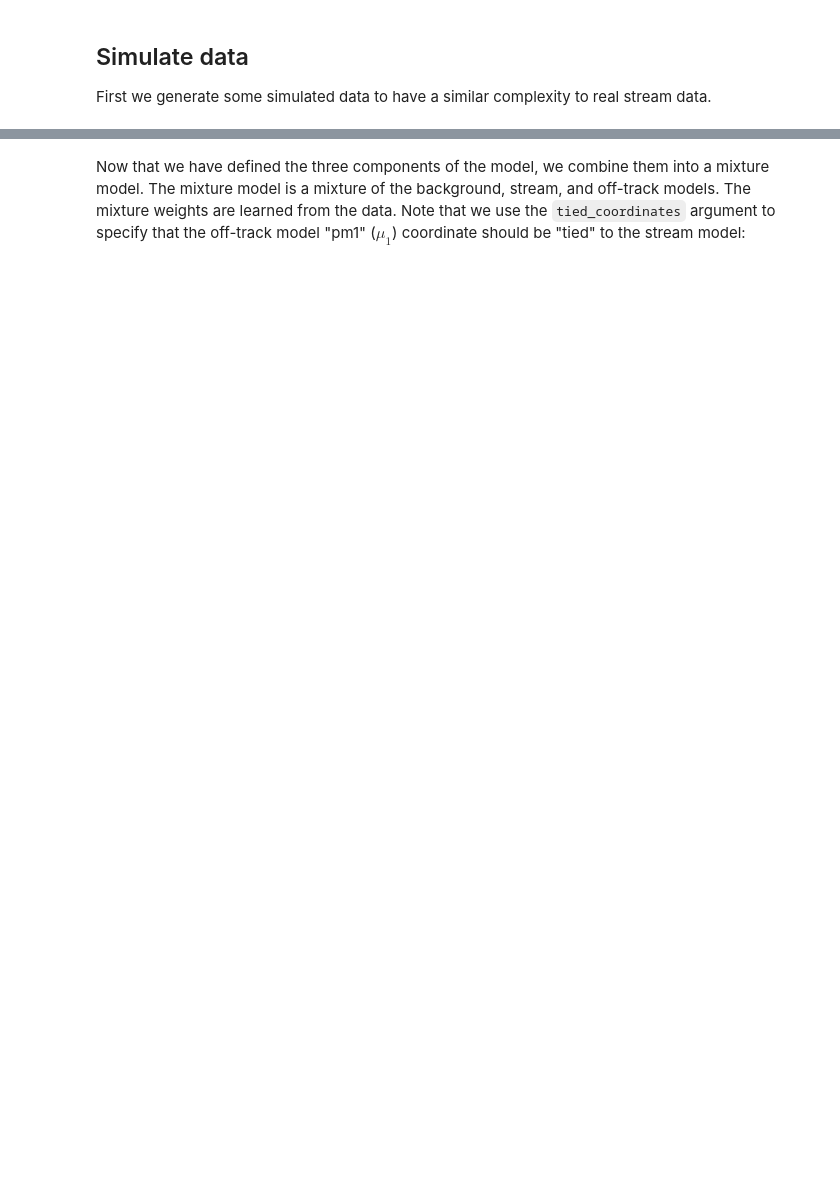
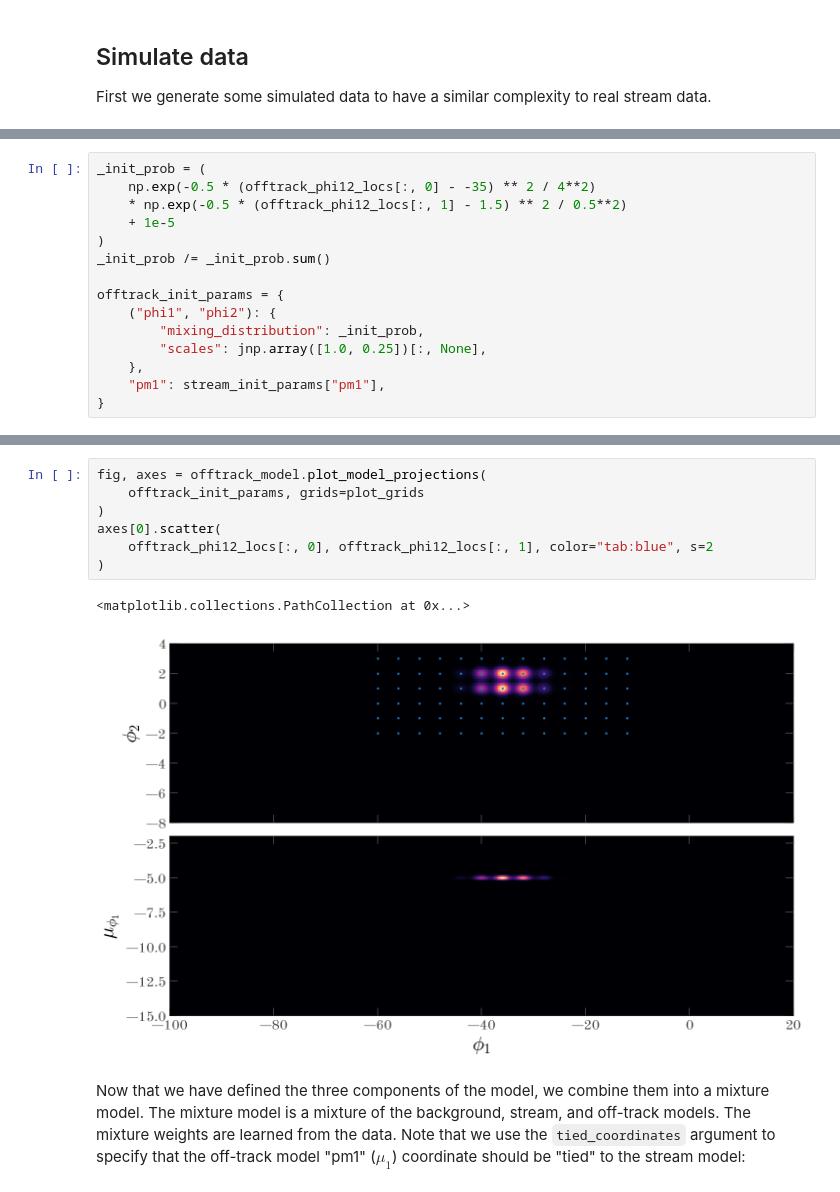
Before and after one commit to stellarstreams/stream-membership, a Jupyter notebook: notebooks/Tutorial-stream-offtrack-background.ipynb, the cells around one changed output, grey strips where cells are left out. Drawn from its saved outputs; the diff is of its cells as text; blank space fills up the shorter version.

```diff
--- a/notebooks/Tutorial-stream-offtrack-background.ipynb
+++ b/notebooks/Tutorial-stream-offtrack-background.ipynb
@@ -393,0 +338,15 @@ offtrack_init_params_sparse = {
+# %%
+_init_prob = (
+    np.exp(-0.5 * (offtrack_phi12_locs[:, 0] - -35) ** 2 / 4**2)
+    * np.exp(-0.5 * (offtrack_phi12_locs[:, 1] - 1.5) ** 2 / 0.5**2)
+    + 1e-5
+)
+_init_prob /= _init_prob.sum()
+
+offtrack_init_params = {
+    ("phi1", "phi2"): {
+        "mixing_distribution": _init_prob,
+        "scales": jnp.array([1.0, 0.25])[:, None],
+    },
+    "pm1": stream_init_params["pm1"],
+}
@@ -394,3 +362,13 @@ offtrack_init_params_sparse = {
+# %%
+fig, axes = offtrack_model.plot_model_projections(
+    offtrack_init_params, grids=plot_grids
+)
+axes[0].scatter(
+    offtrack_phi12_locs[:, 0], offtrack_phi12_locs[:, 1], color="tab:blue", s=2
+)
+# %% [output]
+<matplotlib.collections.PathCollection at 0x...>
+[figure, added]
 # %% [markdown]
 Now that we have defined the three components of the model, we combine them into a mixture model. The mixture model is a mixture of the background, stream, and off-track models. The mixture weights are learned from the data. Note that we use the `tied_coordinates` argument to specify that the off-track model "pm1" ($\mu_1$) coordinate should be "tied" to the stream model:
 # %%
```
Also changed, not shown: parts of 35 cells of this notebook.
